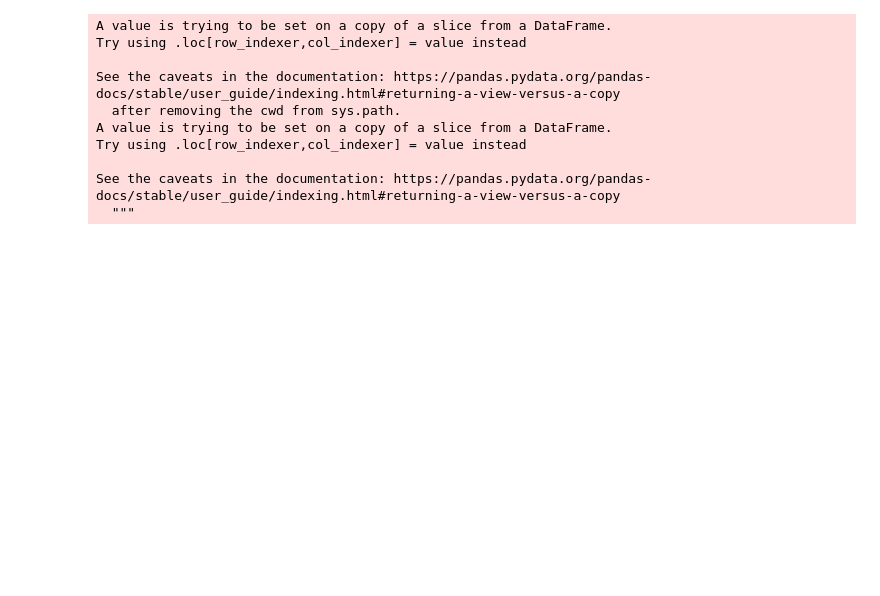
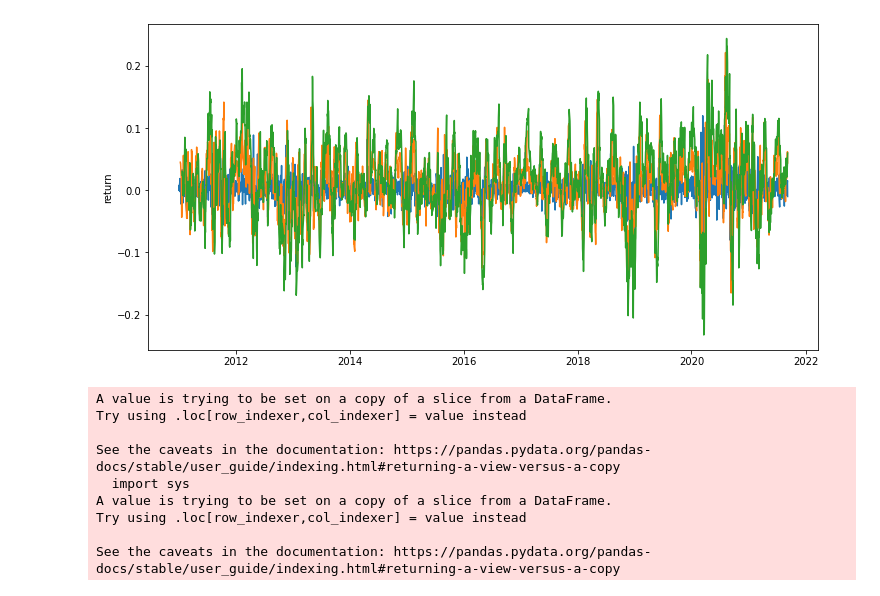
Before and after one commit to frestyle/tensorflow-deeplearning, a Jupyter notebook: anomalydetection/anomaly.ipynb, the cells around one changed output. Saved outputs shown, nothing was run; the diff lists cells and outputs as text; code cells hidden in the pictures; blank space fills up the shorter version.

```diff
--- a/anomalydetection/anomaly.ipynb
+++ b/anomalydetection/anomaly.ipynb
@@ -32,0 +13,18 @@ End date is:  2021-09-08 00:00:00
+# %%
+dateparse = lambda dates: pd.to_datetime(dates)
+plt.rcParams['figure.figsize'] = [12, 6]
+# %%
+url = '../lstm/data/AAPL.csv'
+dataframe = pd.read_csv(url, parse_dates=['date'], index_col='date', date_parser=dateparse)
+# %%
+df = dataframe[['closeadj','return','cumul','7days','14days']]
+dates = df.index.tolist()
+# %%
+# sns.lineplot(x=dates, y=df['cumul'])
+sns.lineplot(x=dates, y=df['return'],legend='brief')
+sns.lineplot(x=dates, y=df['7days'],legend='brief')
+sns.lineplot(x=dates, y=df['14days'],legend='brief')
+
+print("Start date is: ", min(dates))
+print("End date is: ", max(dates))
+# %% [output]
@@ -33 +33,2 @@ End date is:  2021-09-08 00:00:00
+[figure, added]
 # %%
@@ -36,20 +38,22 @@ train, test = df.loc[df['date'] <= '2019-12-31'], df.loc[df['date'] > '2019-12-3
 # %%
+feature_col = 'return'
+
+
 scaler = StandardScaler()
-scaler = scaler.fit(train[['closeadj']])
+scaler = scaler.fit(train[[feature_col]])
 
-train['closeadj'] = scaler.transform(train[['closeadj']])
-test['closeadj'] = scaler.transform(test[['closeadj']])
+train[feature_col] = scaler.transform(train[[feature_col]])
+test[feature_col] = scaler.transform(test[[feature_col]])
 # %% [output]
 A value is trying to be set on a copy of a slice from a DataFrame.
 Try using .loc[row_indexer,col_indexer] = value instead
 
 See the caveats in the documentation: https://pandas.pydata.org/pandas-docs/stable/user_guide/indexing.html#returning-a-view-versus-a-copy
-  after removing the cwd from sys.path.
+  import sys
 A value is trying to be set on a copy of a slice from a DataFrame.
 Try using .loc[row_indexer,col_indexer] = value instead
 
 See the caveats in the documentation: https://pandas.pydata.org/pandas-docs/stable/user_guide/indexing.html#returning-a-view-versus-a-copy
-  """
 # %%
 
 seq_size = 14  # Number of time steps to look back
```
Also changed, not shown: parts of 10 cells of this notebook, 3 other files.
